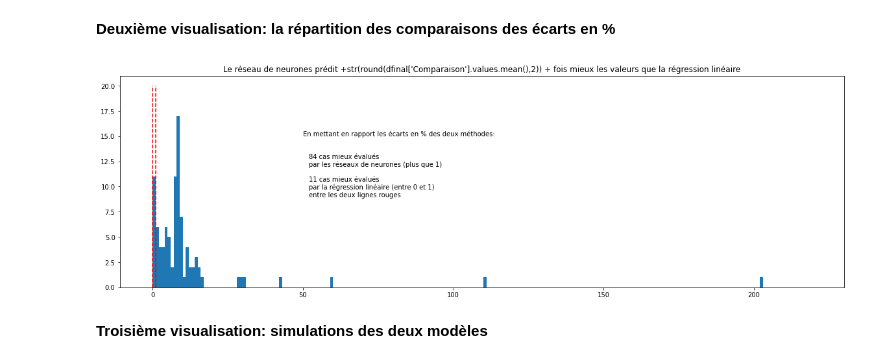
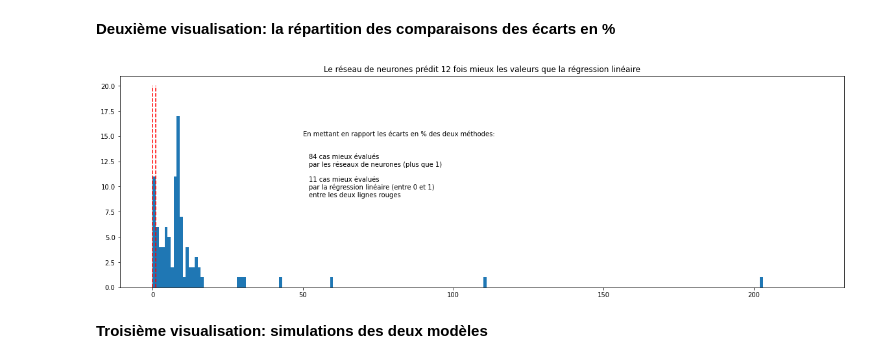
Before and after one commit to jhguay/base_ouverte, a Jupyter notebook: MataneLabo1_avecComparaisonRegressionv2.ipynb, the cells around one changed output. Saved outputs shown, nothing was run; the diff lists cells and outputs as text; code cells hidden in the pictures.

```diff
--- a/MataneLabo1_avecComparaisonRegressionv2.ipynb
+++ b/MataneLabo1_avecComparaisonRegressionv2.ipynb
@@ -289,15 +341,15 @@ plt.show()
 # %%
 #Représentation graphique
 fig, ax = plt.subplots(figsize=(20, 6))
 ax.hist(dfinal['Comparaison'].values, bins=range(0,220,1))
 ax.vlines([0,1], 0, 20, linestyles='dashed', colors='red')
 ax.text( 50,15,"En mettant en rapport les écarts en % des deux méthodes:")
 ax.text( 52,12,"84 cas mieux évalués\npar les réseaux de neurones (plus que 1)")
 ax.text( 52,9,"11 cas mieux évalués\npar la régression linéaire (entre 0 et 1) \nentre les deux lignes rouges")
-plt.title("Le réseau de neurones prédit +str(round(dfinal['Comparaison'].values.mean(),2)) + fois mieux les valeurs que la régression linéaire")
+plt.title("Le réseau de neurones prédit {} fois mieux les valeurs que la régression linéaire".format(str(round(dfinal['Comparaison'].values.mean()))))
 plt.show()
 # %% [output]
-[figure, old version]
+[figure, new version]
 # %% [markdown]
 **Troisième visualisation: simulations des deux modèles**
 # %%
```
Also changed, not shown: parts of 11 cells of this notebook.
